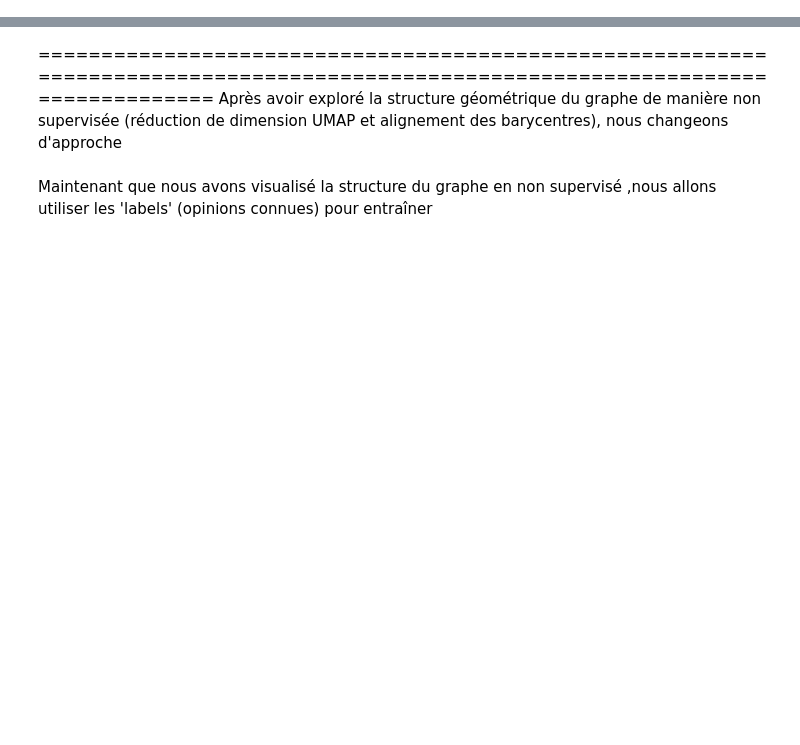
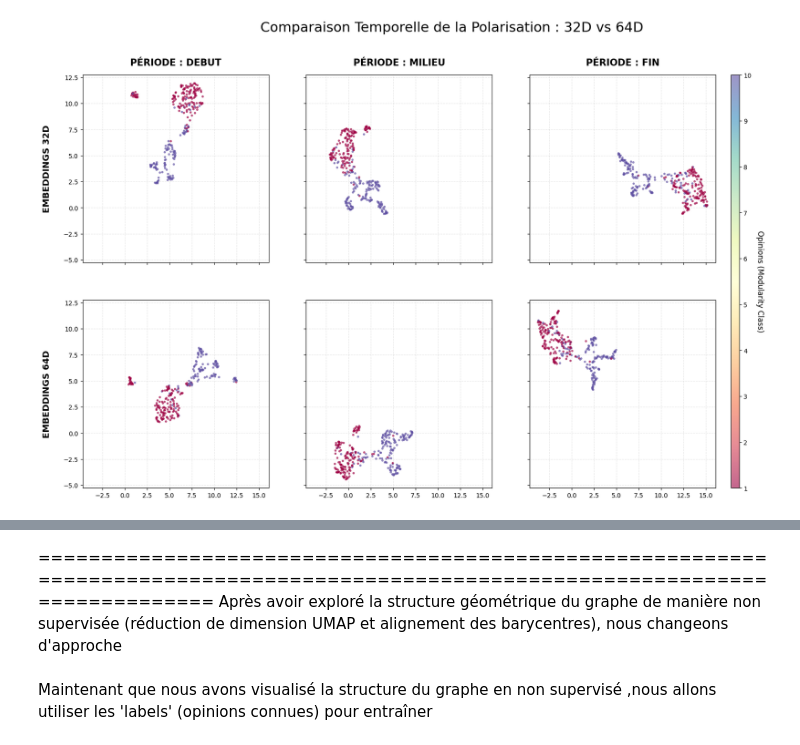
Before and after one commit to MenadAcheraiou/embeddingGraphesIA, a Jupyter notebook: umap_gnn.ipynb, the cells around one changed output, grey strips where cells are left out. Cells and saved outputs as stored; diff of their text form; code cells hidden in the pictures; blank space fills up the shorter version.

```diff
--- a/umap_gnn.ipynb
+++ b/umap_gnn.ipynb
@@ -156,2 +71,0 @@ df_grouped=pd.read_csv('graphe_complet_groupe.csv')
-# %%
-G=ef.createGraphe(df_grouped)
@@ -694,0 +309,42 @@ plt.show()
+# %%
+import matplotlib.pyplot as plt
+
+# 1. Création de la figure : 2 lignes (32D, 64D) x 3 colonnes (Début, Milieu, Fin)
+fig, axes = plt.subplots(2, 3, figsize=(22, 12), sharex=True, sharey=True)
+
+# Configuration esthétique
+dot_size = 7
+dot_alpha = 0.6
+color_map = 'Spectral'
+dims = ["32", "64"]
+periodes = ["debut", "milieu", "fin"]
+
+# 2. Double boucle pour remplir la grille en utilisant ton dictionnaire
+for i, dim in enumerate(dims):
+    for j, periode in enumerate(periodes):
+        ax = axes[i, j]
+
+        # RÉCUPÉRATION DEPUIS TES DICTIONNAIRES
+        X = projections[dim][periode]['train']
+        y = opinions_labels[dim][periode]['train']
+
+        scatter = ax.scatter(X[:, 0], X[:, 1], c=y, cmap=color_map, s=dot_size, alpha=dot_alpha)
+
+        # Titres des colonnes (ligne du haut)
+        if i == 0:
+            ax.set_title(f"PÉRIODE : {periode.upper()}", fontsize=15, fontweight='bold', pad=15)
+
+        # Labels des lignes (colonne de gauche)
+        if j == 0:
+            ax.set_ylabel(f"EMBEDDINGS {dim}D\n", fontsize=14, fontweight='bold')
+
+        ax.grid(True, linestyle='--', alpha=0.3)
+
+# 3. Barre de couleur et titres
+cbar = fig.colorbar(scatter, ax=axes.ravel().tolist(), location='right', aspect=50, pad=0.02)
+cbar.set_label('Opinions (Modularity Class)', rotation=270, labelpad=20, fontsize=12)
+
+plt.suptitle("Comparaison Temporelle de la Polarisation : 32D vs 64D", fontsize=22, y=0.98)
+plt.show()
+# %% [output]
+[figure, added]
```
Also changed, not shown: parts of 64 cells of this notebook.
